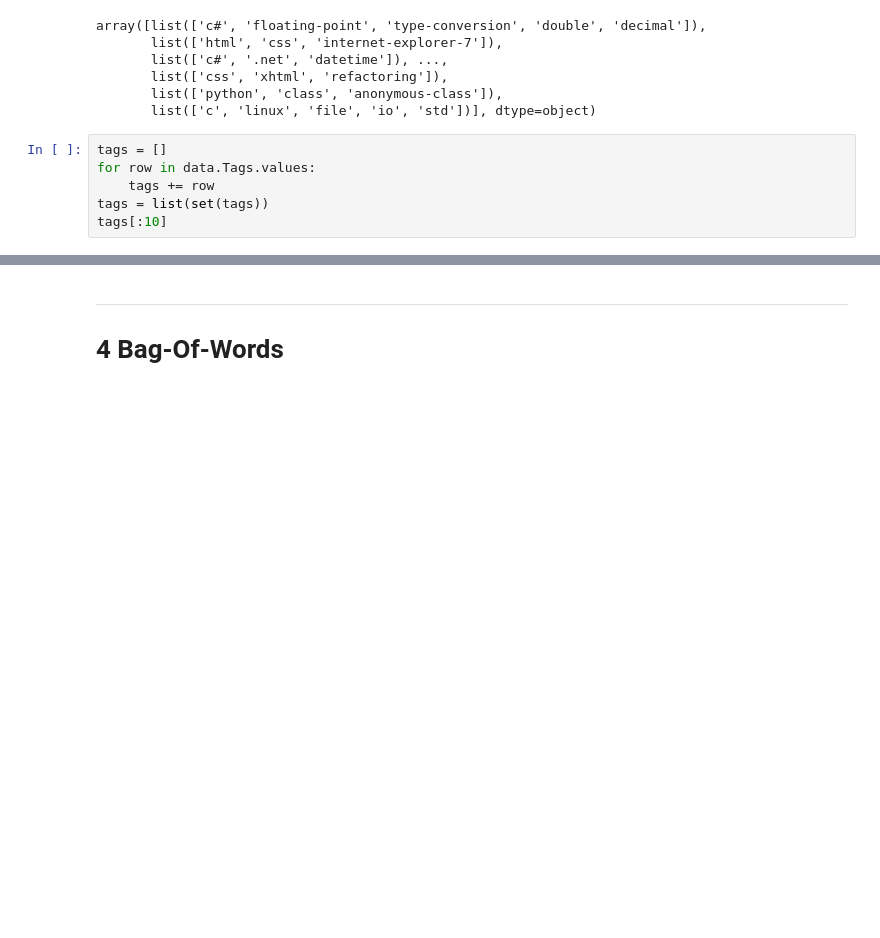
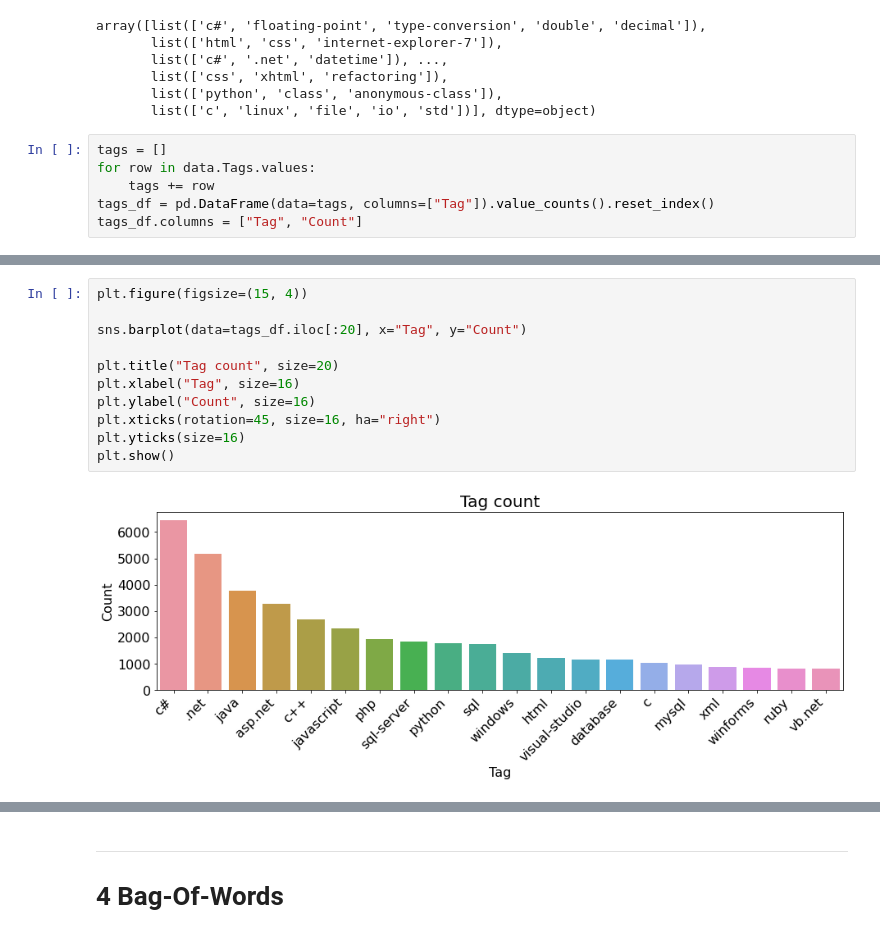
Before and after one commit to curiousmindflow/oc-ml-p5, a Jupyter notebook: modelisation.ipynb, the cells around one changed output, grey strips where cells are left out. Drawn from its saved outputs; the diff is of its cells as text; blank space fills up the shorter version.

```diff
--- a/modelisation.ipynb
+++ b/modelisation.ipynb
@@ -86,5 +83,5 @@ array([list(['c#', 'floating-point', 'type-conversion', 'double', 'decimal']),
 tags = []
 for row in data.Tags.values:
     tags += row
-tags = list(set(tags))
-tags[:10]
+tags_df = pd.DataFrame(data=tags, columns=["Tag"]).value_counts().reset_index()
+tags_df.columns = ["Tag", "Count"]
@@ -115,0 +109,13 @@ data.head()
+# %%
+plt.figure(figsize=(15, 4))
+
+sns.barplot(data=tags_df.iloc[:20], x="Tag", y="Count")
+
+plt.title("Tag count", size=20)
+plt.xlabel("Tag", size=16)
+plt.ylabel("Count", size=16)
+plt.xticks(rotation=45, size=16, ha="right")
+plt.yticks(size=16)
+plt.show()
+# %% [output]
+[figure, added]
```
Also changed, not shown: parts of 16 cells of this notebook.
